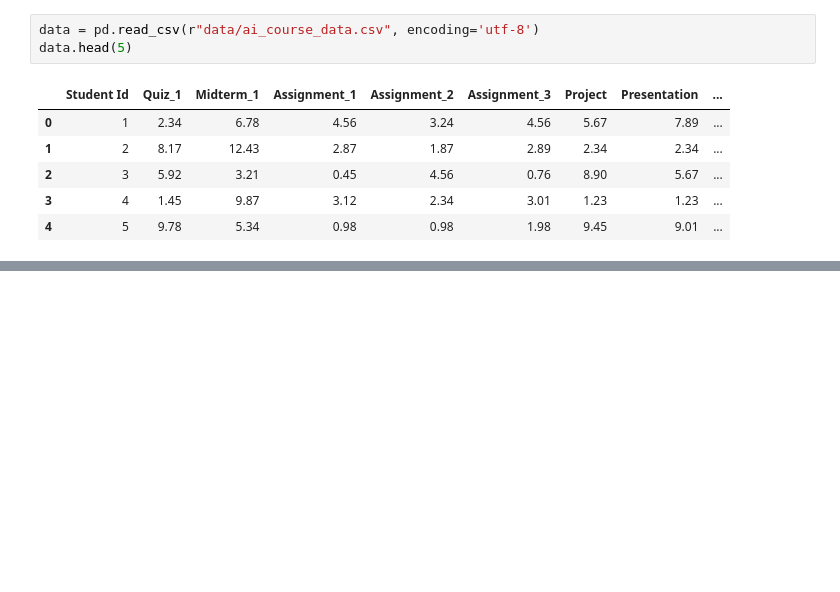
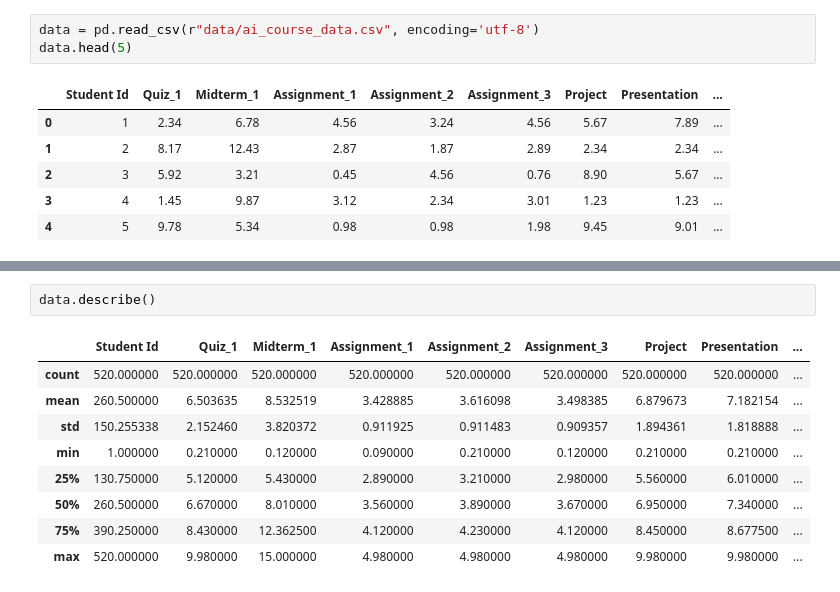
Before and after one commit to huyqng1412/da_ml_docker_project, a Jupyter notebook: notebooks/ai_dataset_analysis.ipynb, the cells around one changed output, grey strips where cells are left out. Cells and saved outputs as stored; diff of their text form; blank space fills up the shorter version.

```diff
--- a/notebooks/ai_dataset_analysis.ipynb
+++ b/notebooks/ai_dataset_analysis.ipynb
@@ -22,0 +80,12 @@ data.head(5)
+# %%
+data.describe()
+# %% [output]
+|  | Student Id | Quiz_1 | Midterm_1 | Assignment_1 | Assignment_2 | Assignment_3 | Project | Presentation | ... |
+| count | 520.000000 | 520.000000 | 520.000000 | 520.000000 | 520.000000 | 520.000000 | 520.000000 | 520.000000 | ... |
+| mean | 260.500000 | 6.503635 | 8.532519 | 3.428885 | 3.616098 | 3.498385 | 6.879673 | 7.182154 | ... |
+| std | 150.255338 | 2.152460 | 3.820372 | 0.911925 | 0.911483 | 0.909357 | 1.894361 | 1.818888 | ... |
+| min | 1.000000 | 0.210000 | 0.120000 | 0.090000 | 0.210000 | 0.120000 | 0.210000 | 0.210000 | ... |
+| 25% | 130.750000 | 5.120000 | 5.430000 | 2.890000 | 3.210000 | 2.980000 | 5.560000 | 6.010000 | ... |
+| 50% | 260.500000 | 6.670000 | 8.010000 | 3.560000 | 3.890000 | 3.670000 | 6.950000 | 7.340000 | ... |
+| 75% | 390.250000 | 8.430000 | 12.362500 | 4.120000 | 4.230000 | 4.120000 | 8.450000 | 8.677500 | ... |
+| max | 520.000000 | 9.980000 | 15.000000 | 4.980000 | 4.980000 | 4.980000 | 9.980000 | 9.980000 | ... |
```
Also changed, not shown: parts of 19 cells of this notebook, 1 other file.
